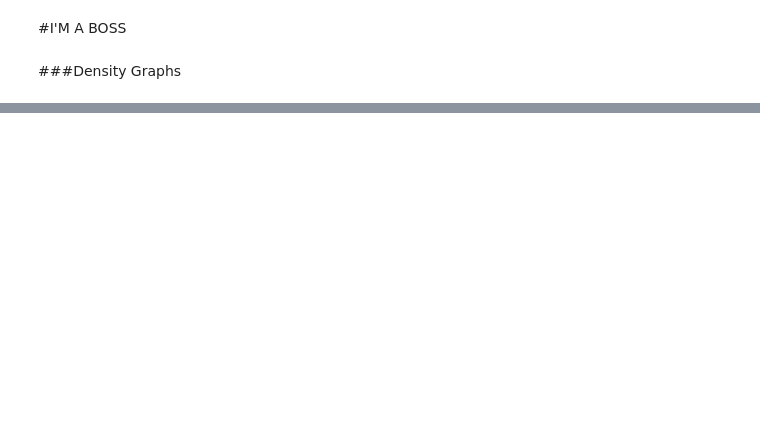
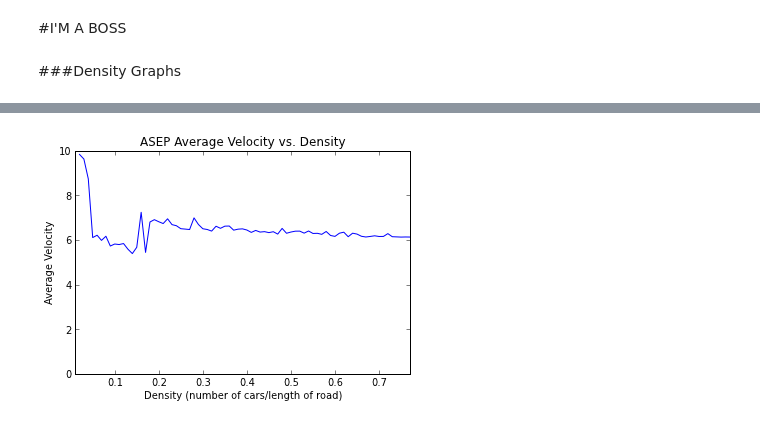
Before and after one commit to ipowellPHYS202/PHYS202-S13, a Jupyter notebook: Project/1DTrafficFlow.ipynb, the cells around one changed output, grey strips where cells are left out. Saved outputs shown, nothing was run; the diff lists cells and outputs as text; code cells hidden in the pictures; blank space fills up the shorter version.

```diff
--- a/Project/1DTrafficFlow.ipynb
+++ b/Project/1DTrafficFlow.ipynb
@@ -261,7 +229,7 @@ def STCA(x,v,l):
                 y.append(x[j]-x[i]-1)
             else:
                 None
-    chunks = [y[i*(num_cars-1):i*(num_cars-1)+num_cars-1] for i in xrange(0,shape(x)[0])]
+    chunks = [y[i*(int(num_cars)-1):i*(int(num_cars)-1)+int(num_cars)-1] for i in xrange(0,shape(x)[0])]
 
 
     #N lists for N-maximum cars for "refined"
@@ -271,7 +239,7 @@ def STCA(x,v,l):
             if chunks[i][j]>0:
                 refined[i].append(chunks[i][j])
             elif all(chunks[i][j]<0):
-                refined[i].append(max(l_)-x[i]+min(x)-1)
+                refined[i].append(max(l)-x[i]+min(x)-1)
             else:
                 refined[i].append(0.)
 
@@ -751,0 +947,10 @@ Densities = zeros(max(n_cars)*iterations).reshape(iterations,max(n_cars))
+# %%
+plot(DataASEP[:,[0]],DataASEP[:,[1]])
+xlim(.01,.77)
+ylim(0.,v_max)
+xlabel('Density (number of cars/length of road)')
+ylabel('Average Velocity')
+title('ASEP Average Velocity vs. Density')
+show()
+# %% [output]
+[figure, added]
```
Also changed, not shown: parts of 36 cells of this notebook.
